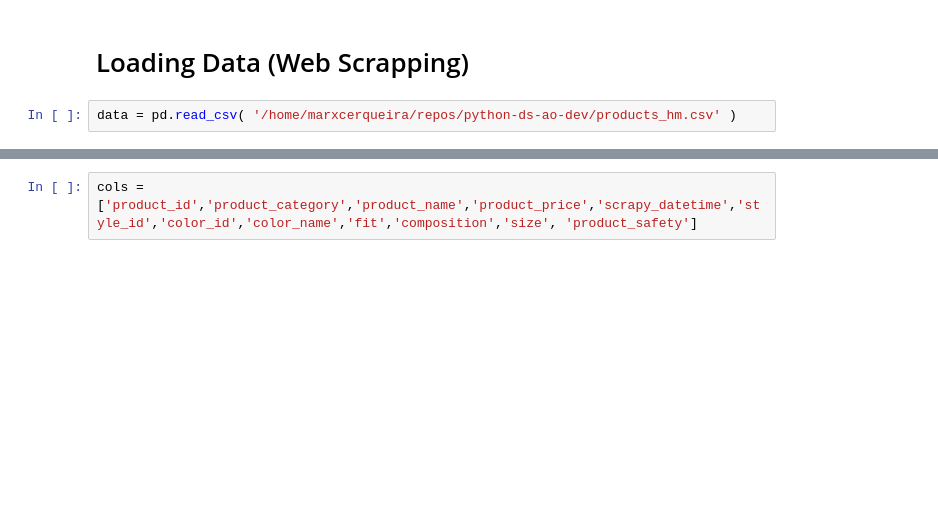
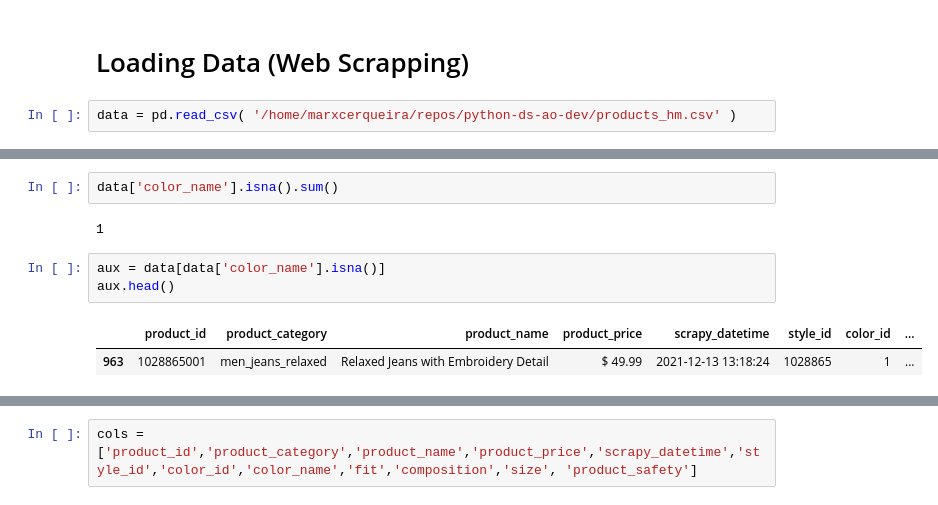
Before and after one commit to marxcerqueira/python-ds-ao-dev, a Jupyter notebook: ds-ao-dev-regex.ipynb, the cells around one changed output, grey strips where cells are left out. Cells and saved outputs as stored; diff of their text form; blank space fills up the shorter version.

```diff
--- a/ds-ao-dev-regex.ipynb
+++ b/ds-ao-dev-regex.ipynb
@@ -137,0 +160,10 @@ data.head()
+# %%
+data['color_name'].isna().sum()
+# %% [output]
+1
+# %%
+aux = data[data['color_name'].isna()]
+aux.head()
+# %% [output]
+|  | product_id | product_category | product_name | product_price | scrapy_datetime | style_id | color_id | ... |
+| 963 | 1028865001 | men_jeans_relaxed | Relaxed Jeans with Embroidery Detail | $ 49.99 | 2021-12-13 13:18:24 | 1028865 | 1 | ... |
```
Also changed, not shown: parts of 33 cells of this notebook.
